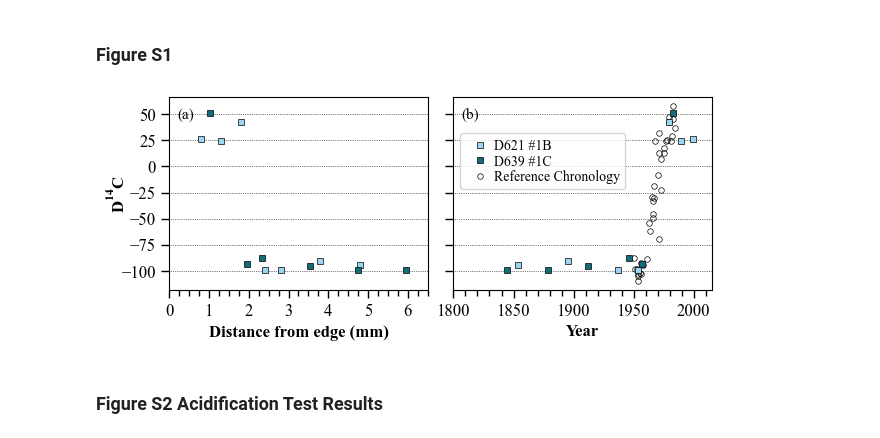
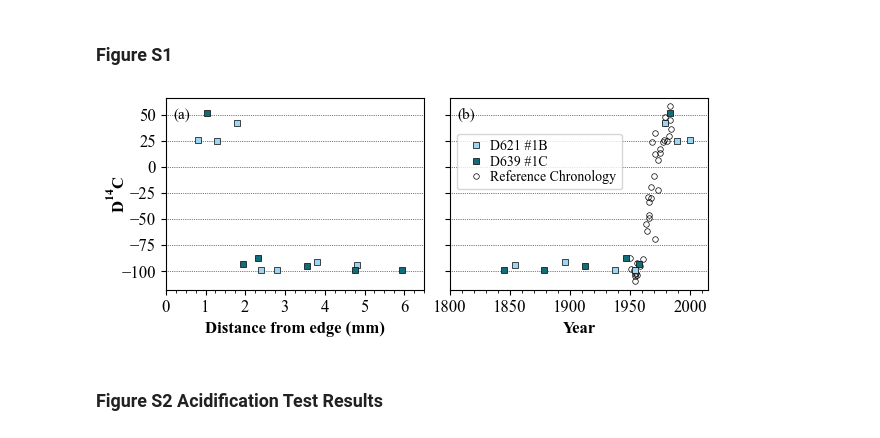
Before and after one commit to evepug/SurRidgeBambooCoral, a Jupyter notebook: Figs2through8andsupplemental.ipynb, the cells around one changed output. Drawn from its saved outputs; the diff is of its cells as text; code cells hidden in the pictures.

Commit message:
edit Haltuch et al 2013 reference chronology to include only Delta14C and show calculations in code

```diff
--- a/Figs2through8andsupplemental.ipynb
+++ b/Figs2through8andsupplemental.ipynb
@@ -1389,13 +1389,19 @@ plt.close()
 ### Figure S1
 # %%
 #Radiocarbon figure
+import math
 
 #import Sur Ridge radiocarbon results and reference chronology data
-# reference chronology from Haltuch et al., 2013
 radiocarbon_sr=pd.read_csv('datasets/14C_surridge.csv')
 radiocarbon_sr=radiocarbon_sr.merge(bulk_data.loc[:,['Age Model','Coral ID','Sample #']],
                                     on=['Coral ID','Sample #'],how='left').dropna(axis=1)
-radiocarbon_ref=pd.read_csv('datasets/14C_referencechronology.csv')
+
+# import reference chronology from Haltuch et al., 2013
+radiocarbon_ref=pd.read_csv('datasets/Haltuch_et_al_2013_referencechronology.csv')
+# calculate fraction modern in reference chronology
+radiocarbon_ref['F14C']=((radiocarbon_ref['Delta14C']/1000)+1)/np.exp((1/8267)*(1950-radiocarbon_ref['Birth Year']))
+# calculate D14C in reference chronology
+radiocarbon_ref['D14C']=(radiocarbon_ref['F14C']-1)*1000
 
 # plot font size
 plt.rcParams.update({'font.size': 12})
@@ -1421,7 +1427,7 @@ axs[1].plot(radiocarbon_sr[radiocarbon_sr['Coral ID']=='D639_1C']['Age Model'],
             radiocarbon_sr[radiocarbon_sr['Coral ID']=='D639_1C']['D14C'],
             linestyle='None',marker='s',markersize=5,mec='k',mew=.5,color='#126C7A',
             label='D639 #1C')
-axs[1].plot(radiocarbon_ref['year'],
+axs[1].plot(radiocarbon_ref['Birth Year'],
             radiocarbon_ref['D14C'],
             linestyle='None',marker='o',
             markersize=4,mec='k',
@@ -1439,34 +1445,34 @@ axs[1].xaxis.set_minor_locator(ticker.MultipleLocator(10))
 
 #set x and y limits
 axs[0].set_xlim(0,6.5)
 axs[1].set_xlim(1800,2015)
 
 #set axis labels
 axs[0].set_ylabel('$\mathdefault{D^{14}C}$',weight='semibold',labelpad=-5)
 axs[0].set_xlabel('Distance from edge (mm)',weight='semibold')
 axs[1].set_xlabel('Year',weight='semibold')
 
 #add gridlines
 axs[0].grid(linestyle=':',color='k',axis='y',lw=.5)
 axs[1].grid(linestyle=':',color='k',axis='y',lw=.5)
 
 #add subplot labels
 axs[0].text(0.03,.95,'(a)',ha='left',va='top',
             fontsize=11,color='k',transform=axs[0].transAxes)
 axs[1].text(0.03,.95,'(b)',ha='left',va='top',
             fontsize=11,color='k',transform=axs[1].transAxes)
 
 #add legend
 axs[1].legend(fontsize=10,labelspacing=0.1,handletextpad=0,
               loc='upper left',bbox_to_anchor=(0,.85))
 
 #save figure, display and close
 plt.savefig('figures/FIGS1.pdf', dpi=1000,bbox_inches='tight')
 plt.savefig('figures/FIGS1.png', dpi=1000,bbox_inches='tight')
 plt.show()
 plt.close()
 # %% [output]
-[figure, old version]
+[figure, new version]
 # %% [markdown]
 ### Figure S2 Acidification Test Results
 # %%
```
Also changed, not shown: 4 other files.
